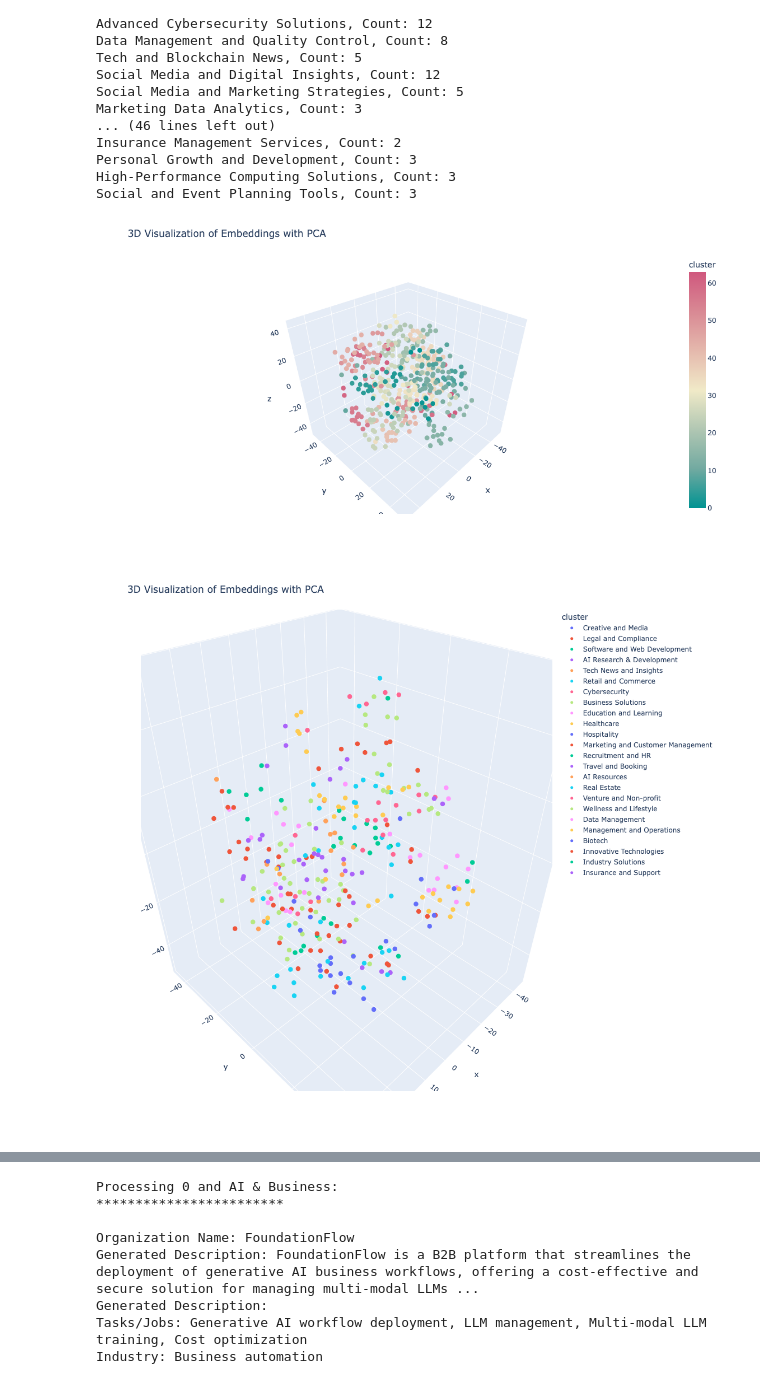
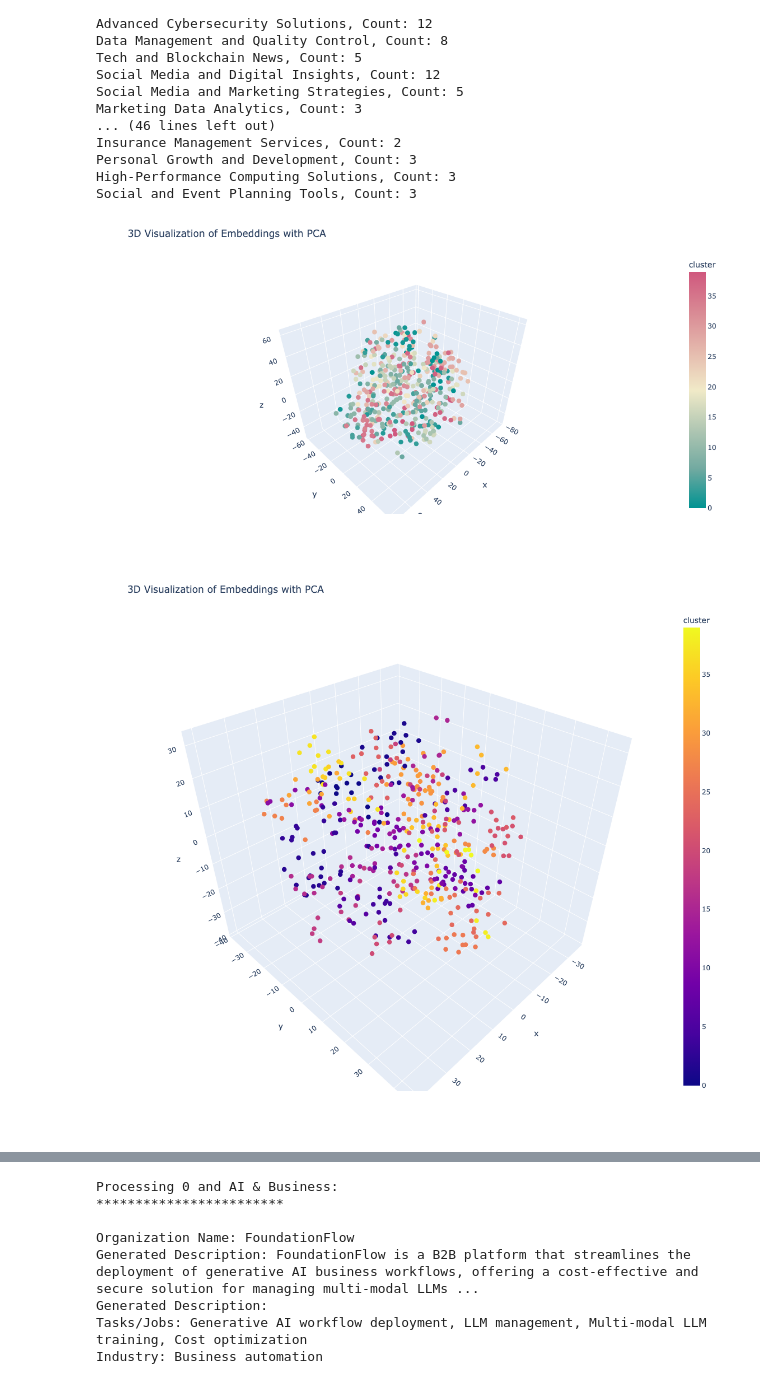
Before and after one commit to Julia-Susser/AI-Startup-Impact-on-US-Labor-Economy-via-Task-Automation, a Jupyter notebook: clustering.ipynb, the cells around one changed output, grey strips where cells are left out. Saved outputs shown, nothing was run; the diff lists cells and outputs as text; code cells hidden in the pictures.

```diff
--- a/clustering.ipynb
+++ b/clustering.ipynb
@@ -53,2 +53,3 @@ sample_df['openai_embedding_industry'] = sample_df["Industry"].apply(lambda text
 # %%
-sample_df["Task/Jobs"].apply(lambda x: x.split(",")
+sample_df["task_list"] = sample_df["Tasks/Jobs"].apply(lambda x: x.split(","))
+task_df = sample_df.explode('task_list')
@@ -74,13 +145,13 @@ import matplotlib.pyplot as plt
 from sklearn.decomposition import PCA
 
 # Assuming 'sample_df' and its 'openai_embedding_entire' column exist and contain appropriate data
-embeddings = np.array(sample_df['openai_embedding_entire'].tolist())
+embeddings = np.array(sample_df['openai_embedding_industry'].tolist())
 
 similarity_matrix = cosine_similarity(embeddings)
 distance_matrix = 1 - similarity_matrix
 
 # Define the number of neighbors
-n_neighbors = 5
+n_neighbors = 7
 
 # Create a KNN model for connectivity based on cosine distance
 knn = NearestNeighbors(n_neighbors=n_neighbors, metric='cosine')
@@ -88,7 +159,7 @@ knn.fit(embeddings)
 connectivity_matrix = knn.kneighbors_graph(embeddings, mode='connectivity')
 
 # Use Spectral Clustering with the connectivity matrix defined by KNN
-clustering = SpectralClustering(n_clusters=100, affinity='precomputed', assign_labels='kmeans', random_state=42)
+clustering = SpectralClustering(n_clusters=40, affinity='precomputed', assign_labels='kmeans', random_state=42)
 cluster_labels = clustering.fit_predict(connectivity_matrix)
 
 # Assign cluster labels back to the original DataFrame
@@ -136,4 +209,8 @@ People Using Tool: Businesses, IT managers
 
 ************************
 # %%
-sample_df
+if "Industry Cluster" in sample_df.columns:
+    sample_df = sample_df.drop(columns=['Industry Cluster'])
+industry_clusters = pd.DataFrame(sample_df.groupby("cluster_label").Industry.first()).reset_index()
+industry_clusters = industry_clusters.rename({"Industry":"Industry Cluster"},axis=1)
+sample_df = sample_df.merge(industry_clusters, on="cluster_label")
@@ -424,0 +463,21 @@ fig.show()
+# %%
+from sklearn.metrics.pairwise import cosine_similarity
+from sklearn.neighbors import NearestNeighbors
+from sklearn.cluster import SpectralClustering
+import matplotlib.pyplot as plt
+from sklearn.decomposition import PCA
+
+# Define the number of neighbors
+n_neighbors = 7
+
+# Create a KNN model for connectivity based on cosine distance
+knn = NearestNeighbors(n_neighbors=n_neighbors, metric='cosine')
+knn.fit(embeddings)
+connectivity_matrix = knn.kneighbors_graph(tsne_results, mode='connectivity')
+
+# Use Spectral Clustering with the connectivity matrix defined by KNN
+clustering = SpectralClustering(n_clusters=40, affinity='precomputed', assign_labels='kmeans', random_state=42)
+cluster_labels = clustering.fit_predict(connectivity_matrix)
+
+# Assign cluster labels back to the original DataFrame
+sample_df['cluster_label'] = cluster_labels
@@ -522,7 +595,7 @@ embeddings_3d = pca.fit_transform(np.array(sample_df['openai_embedding_entire'].
 
 # Prepare DataFrame for Plotly
 plot_df = pd.DataFrame(tsne_results, columns=['x', 'y', 'z'])
-plot_df['cluster'] =sample_df["new_cluster_index"]
+plot_df['cluster'] =sample_df["cluster_label"]
 plot_df['generated_cluster_label'] = sample_df["generated_cluster_label"] + " XX " + sample_df['Tasks/Jobs']
 
 # Create a 3D scatter plot using Plotly
@@ -540,34 +613,34 @@ fig.update_layout(
 # Show the plot
 fig.show()
 # %% [output]
-[figure, old version]
+[figure, new version]
 # %%
 import plotly.express as px
 import numpy as np
 import pandas as pd
 from sklearn.decomposition import PCA
 
-clusters = sample_df["merged_label"]
+clusters = sample_df["cluster_label"]
 
 # Use PCA to reduce dimensions to 3 for 3D visualization
 pca = PCA(n_components=3)
 embeddings_3d = pca.fit_transform(np.array(sample_df['openai_embedding_entire'].tolist()))
 
 # Prepare DataFrame for Plotly
 plot_df = pd.DataFrame(tsne_results, columns=['x', 'y', 'z'])
 plot_df['cluster'] = clusters  # Add cluster assignments to the DataFrame
 
 # Create a 3D scatter plot using Plotly
 fig = px.scatter_3d(plot_df, x='x', y='y', z='z', color='cluster', hover_data=['cluster'])
 fig.update_traces(marker_size=5)
 fig.update_layout(
     title='3D Visualization of Embeddings with PCA',
     hovermode='closest',
     width=1000,  # Set the width of the figure
     height=1000  # Set the height of the figure
 )
 # Show the plot
 fig.show()
 # %% [output]
-[figure, old version]
+[figure, new version]
 # %%
```
Also changed, not shown: parts of 20 cells of this notebook.
